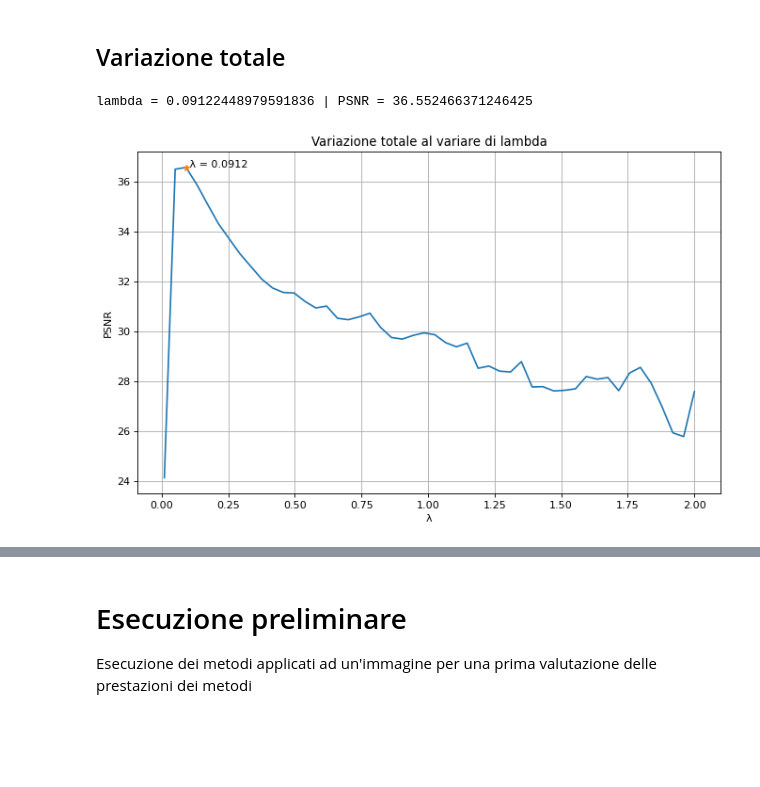
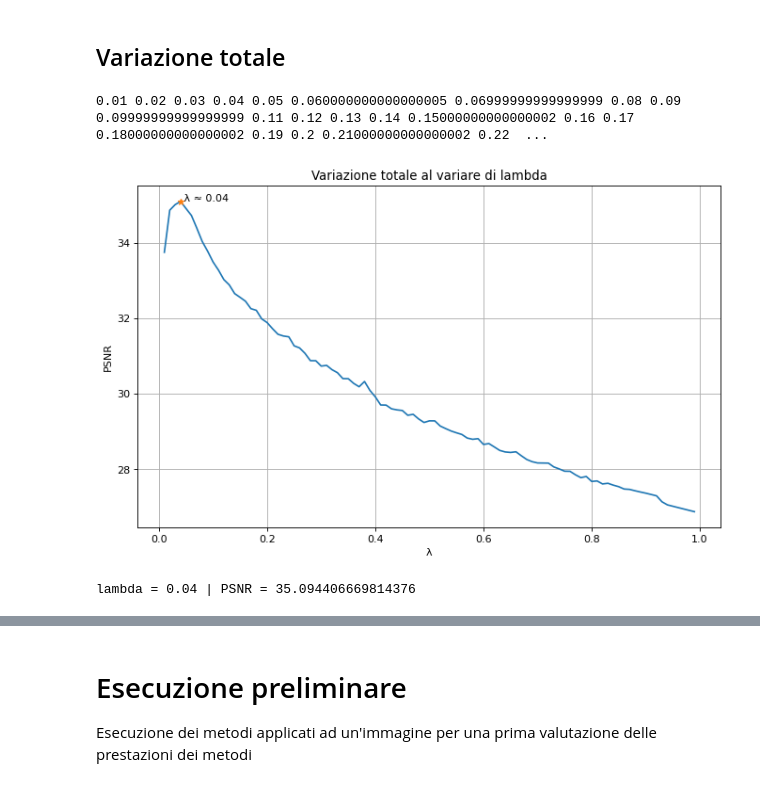
Before and after one commit to NotXia/imaging, a Jupyter notebook: progetto.ipynb, the cells around one changed output, grey strips where cells are left out. Cells and saved outputs as stored; diff of their text form; code cells hidden in the pictures; blank space fills up the shorter version.

```diff
--- a/progetto.ipynb
+++ b/progetto.ipynb
@@ -374,7 +377,0 @@ lambda = 0.17244897959183675 | PSNR = 24.747565804909986
-# %%
-x_tikhonov2 = np.linspace(0.15, 0.3, num=20)
-y_tikhonov2 = []
-
-for lamb in x_tikhonov2:
-    out = deblur_tikhonov_cg(curr_image, curr_blur, lamb)
-    y_tikhonov2 = y_tikhonov2 + [metrics.peak_signal_noise_ratio(real_image, out["image"])]
@@ -386,14 +387,21 @@ lambda = 0.1894736842105263 | PSNR = 24.78355790791959
 # %% [markdown]
 ## Variazione totale
 # %%
-x_tv1 = np.linspace(0.01, 2, num=50)
+x_tv1 = np.arange(0.01, 1, 0.01)
 y_tv1 = []
 
 for lamb in x_tv1:
+    print(lamb, end=" ")
     out = deblur_tv(curr_image, curr_blur, lamb)
     y_tv1 = y_tv1 + [metrics.peak_signal_noise_ratio(real_image, out["image"])]
+# %% [output]
+0.01 0.02 0.03 0.04 0.05 0.060000000000000005 0.06999999999999999 0.08 0.09 0.09999999999999999 0.11 0.12 0.13 0.14 0.15000000000000002 0.16 0.17 0.18000000000000002 0.19 0.2 0.21000000000000002 0.22  ...
 # %%
 plot_lambda_difference(x_tv1, y_tv1, "Variazione totale al variare di lambda")
+
+max_i = y_tv1.index(max(y_tv1))  # Indice del punto migliore
+print(f"lambda = {x_tv1[max_i]} | PSNR = {y_tv1[max_i]}")
+tv_best = x_tv1[max_i]
 # %% [output]
+[figure, new version]
-lambda = 0.09122448979591836 | PSNR = 36.552466371246425
+lambda = 0.04 | PSNR = 35.094406669814376
-[figure, old version]
```
Also changed, not shown: parts of 29 cells of this notebook, 18 other files.
